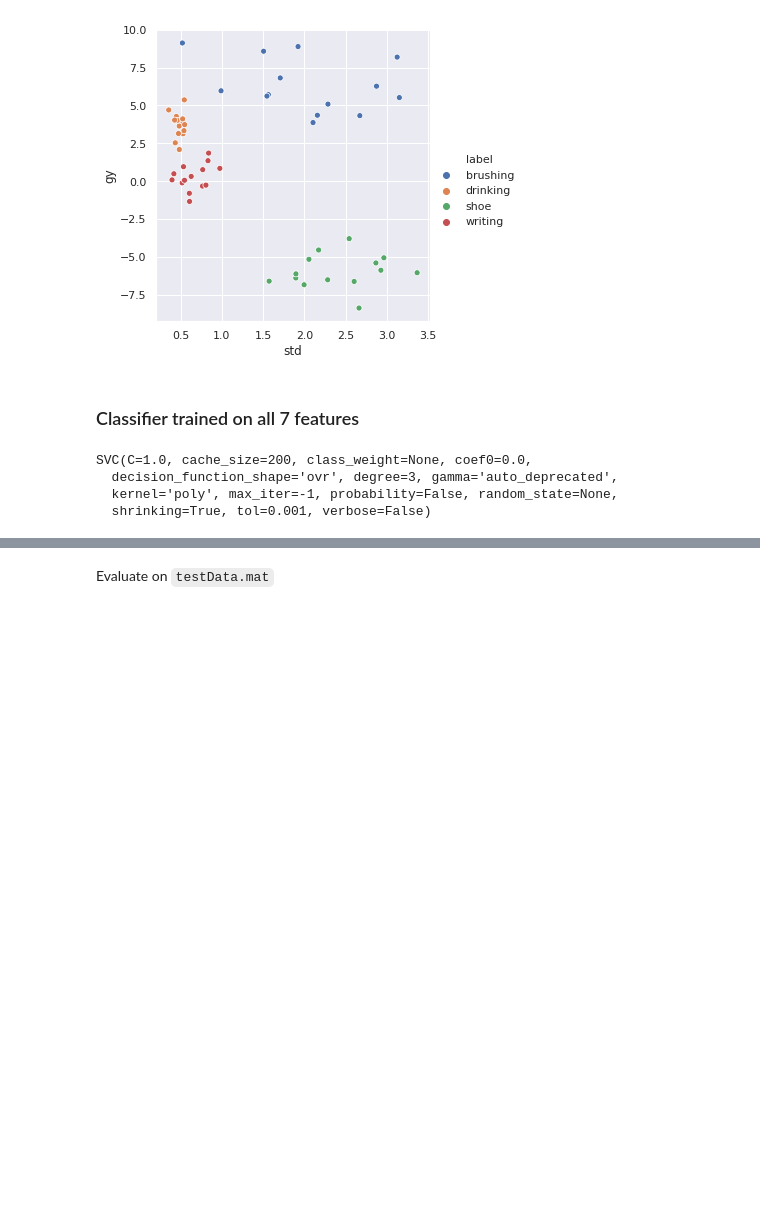
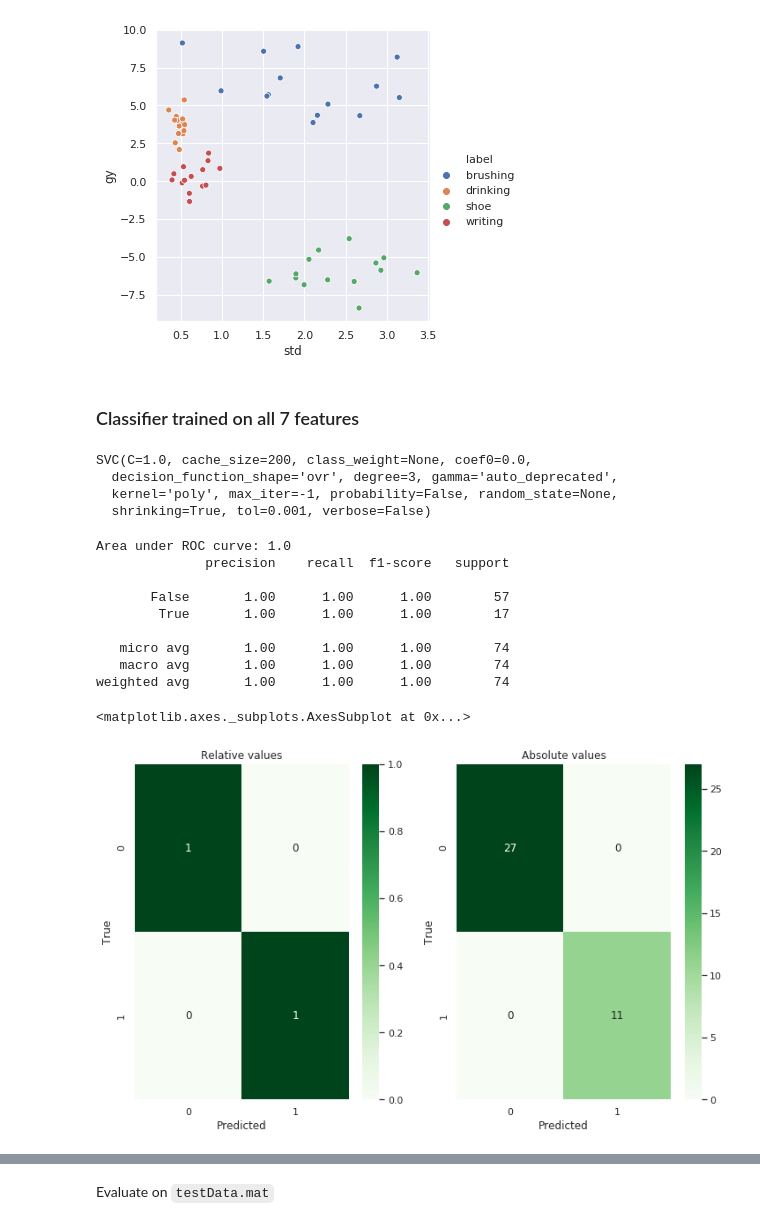
Before and after one commit to franciscosenae/ATHENS2018, a Jupyter notebook: Assignment.ipynb, the cells around one changed output, grey strips where cells are left out. Saved outputs shown, nothing was run; the diff lists cells and outputs as text; code cells hidden in the pictures; blank space fills up the shorter version.

```diff
--- a/Assignment.ipynb
+++ b/Assignment.ipynb
@@ -246,6 +256,24 @@ SVC(C=1.0, cache_size=200, class_weight=None, coef0=0.0,
   decision_function_shape='ovr', degree=3, gamma='auto_deprecated',
   kernel='poly', max_iter=-1, probability=False, random_state=None,
   shrinking=True, tol=0.001, verbose=False)
+# %%
+print('Area under ROC curve:', sk.metrics.roc_auc_score(y, clf.decision_function(X)))
+
+print(sk.metrics.classification_report(y_train, clf.predict(X_train)))
+
+ax = visualization.plot_confusion_matrix(y_test, clf.predict(X_test))
+# %% [output]
+Area under ROC curve: 1.0
+              precision    recall  f1-score   support
+
+       False       1.00      1.00      1.00        57
+        True       1.00      1.00      1.00        17
+
+   micro avg       1.00      1.00      1.00        74
+   macro avg       1.00      1.00      1.00        74
+weighted avg       1.00      1.00      1.00        74
+<matplotlib.axes._subplots.AxesSubplot at 0x...>
+[figure, added]
 # %%
 import importlib; importlib.reload(visualization)
 visualization.results_on_years(clf, FEATURES_USED)
```
Also changed, not shown: parts of 12 cells of this notebook, 1 other file.
